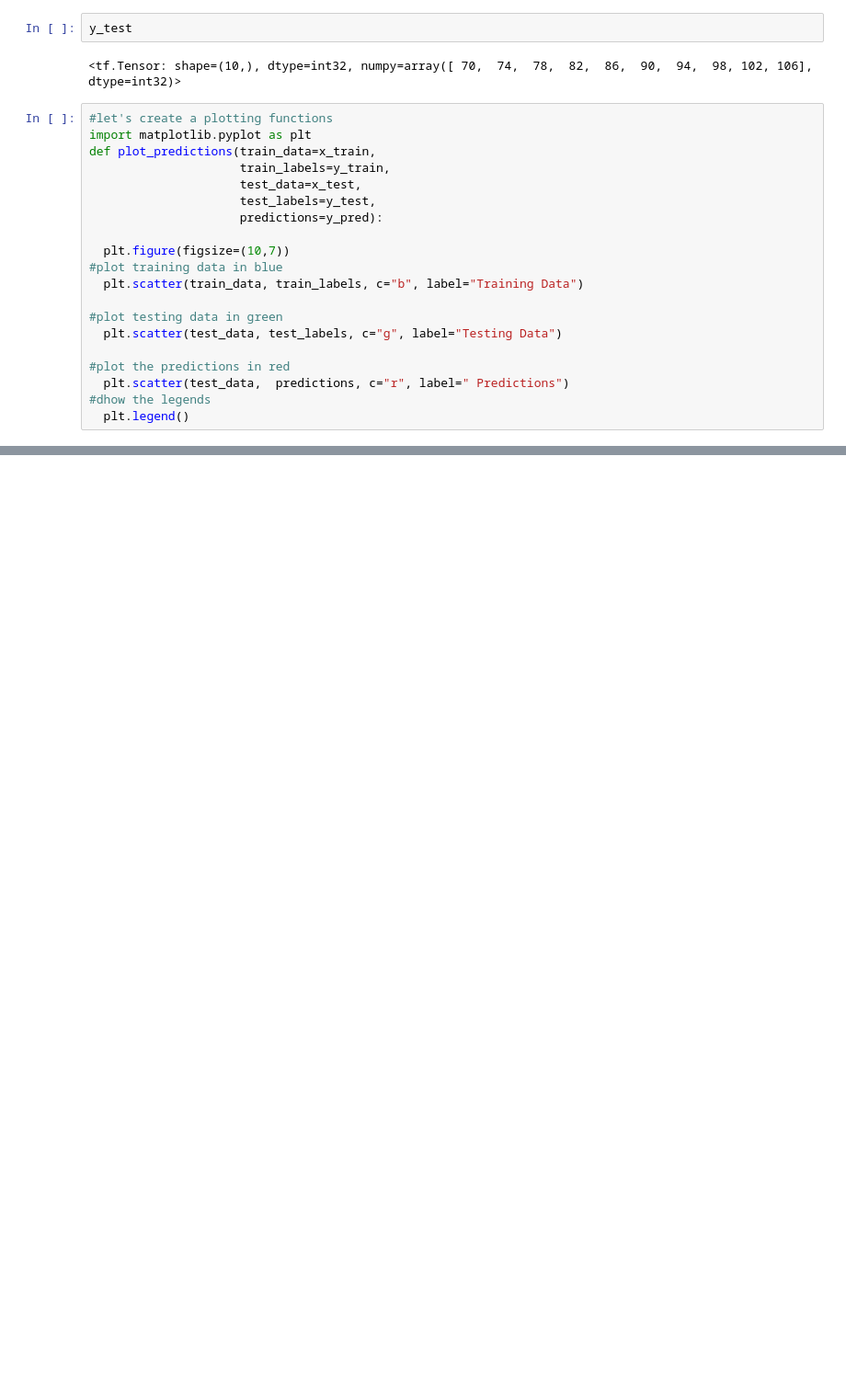
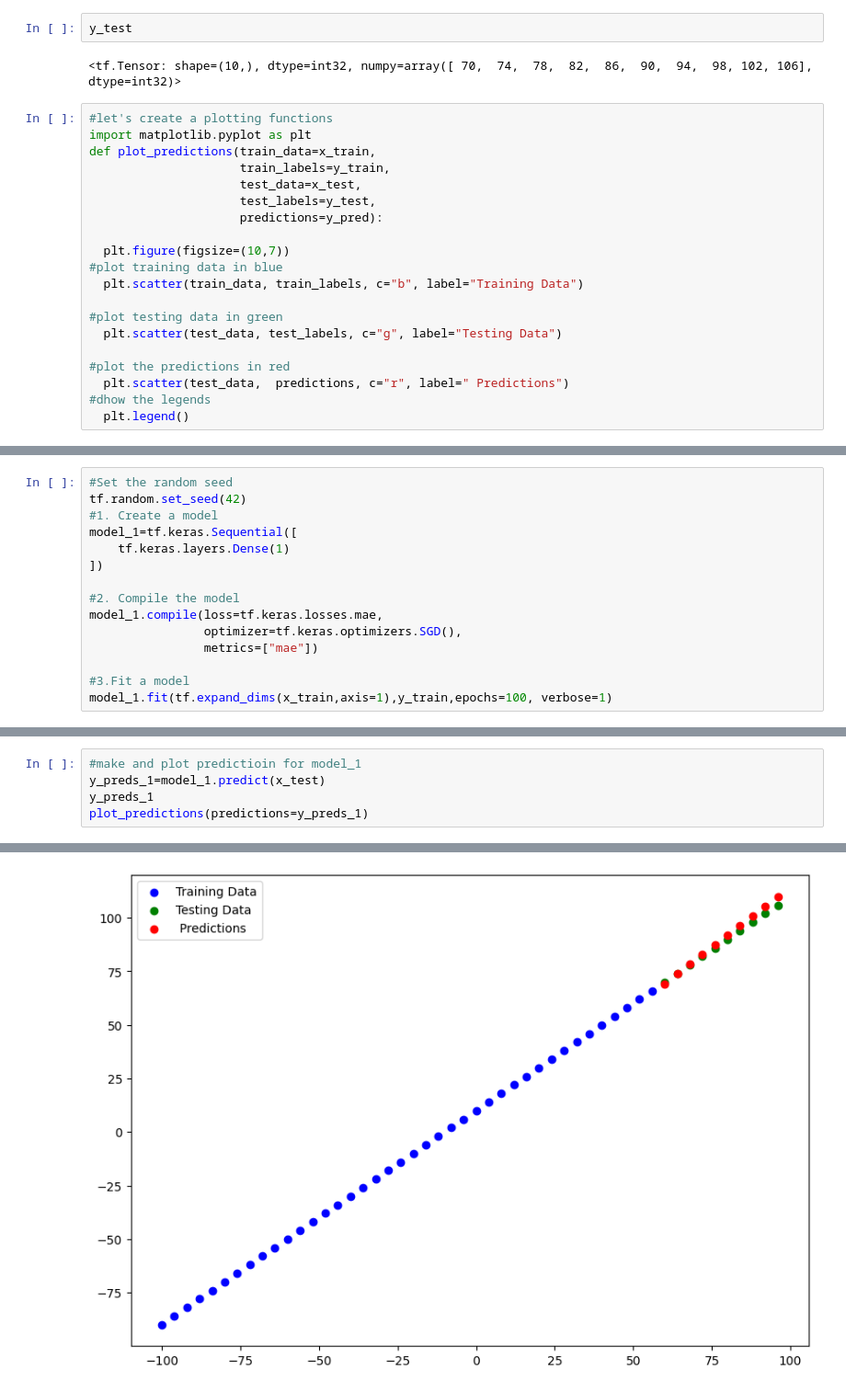
Before and after one commit to 9bishal/Learning-Tensorflow, a Jupyter notebook: neural_network_regression_with_tensorflow.ipynb, the cells around one changed output, grey strips where cells are left out. Shown at 92% size. Saved outputs shown, nothing was run; the diff lists cells and outputs as text; blank space fills up the shorter version.

```diff
--- a/neural_network_regression_with_tensorflow.ipynb
+++ b/neural_network_regression_with_tensorflow.ipynb
@@ -485,0 +548,15 @@ plot_predictions(train_data=x_train,
+# %%
+#Set the random seed
+tf.random.set_seed(42)
+#1. Create a model
+model_1=tf.keras.Sequential([
+    tf.keras.layers.Dense(1)
+])
+
+#2. Compile the model
+model_1.compile(loss=tf.keras.losses.mae,
+                optimizer=tf.keras.optimizers.SGD(),
+                metrics=["mae"])
+
+#3.Fit a model
+model_1.fit(tf.expand_dims(x_train,axis=1),y_train,epochs=100, verbose=1)
@@ -485,0 +582,6 @@ plot_predictions(train_data=x_train,
+# %%
+#make and plot predictioin for model_1
+y_preds_1=model_1.predict(x_test)
+y_preds_1
+plot_predictions(predictions=y_preds_1)
+# %% [output]
@@ -485,0 +589 @@ plot_predictions(train_data=x_train,
+[figure, added]
```
Also changed, not shown: parts of 34 cells of this notebook.
